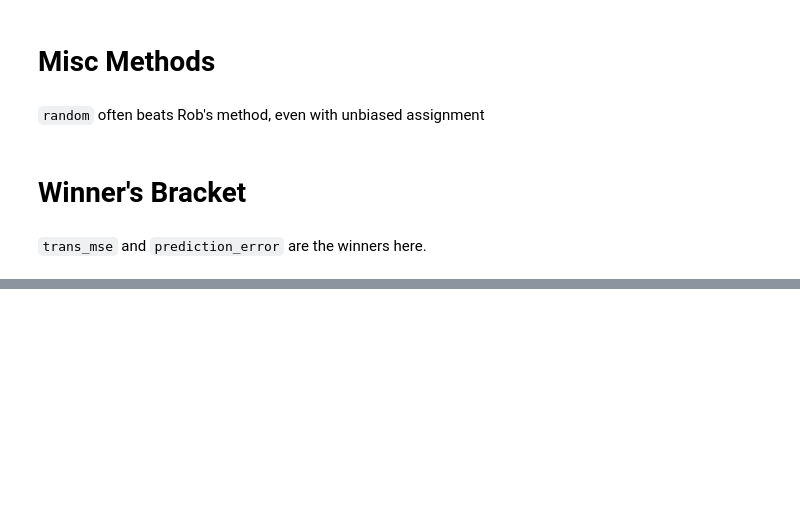
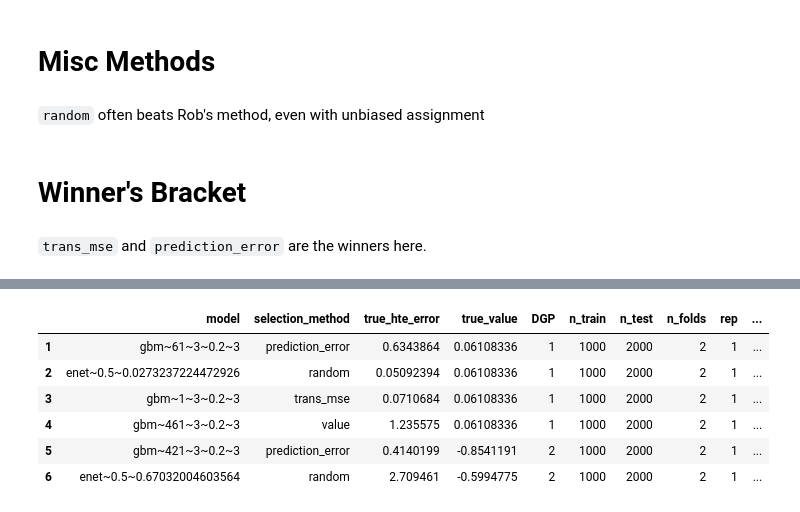
Before and after one commit to som-shahlab/ITE-model-selection, a Jupyter notebook: analyze-experiments.ipynb, the cells around one changed output, grey strips where cells are left out. Drawn from its saved outputs; the diff is of its cells as text; code cells hidden in the pictures; blank space fills up the shorter version.

```diff
--- a/analyze-experiments.ipynb
+++ b/analyze-experiments.ipynb
@@ -261,0 +249,12 @@ In log(rel_true_value): NaNs producedWarning message:
+# %%
+rel_results %>%
+    filter(selection_method %in% method_types$winner_methods) %>%
+data.frame %>% head
+# %% [output]
+|  | model | selection_method | true_hte_error | true_value | DGP | n_train | n_test | n_folds | rep | ... |
+| 1 | gbm~61~3~0.2~3 | prediction_error | 0.6343864 | 0.06108336 | 1 | 1000 | 2000 | 2 | 1 | ... |
+| 2 | enet~0.5~0.0273237224472926 | random | 0.05092394 | 0.06108336 | 1 | 1000 | 2000 | 2 | 1 | ... |
+| 3 | gbm~1~3~0.2~3 | trans_mse | 0.0710684 | 0.06108336 | 1 | 1000 | 2000 | 2 | 1 | ... |
+| 4 | gbm~461~3~0.2~3 | value | 1.235575 | 0.06108336 | 1 | 1000 | 2000 | 2 | 1 | ... |
+| 5 | gbm~421~3~0.2~3 | prediction_error | 0.4140199 | -0.8541191 | 2 | 1000 | 2000 | 2 | 1 | ... |
+| 6 | enet~0.5~0.67032004603564 | random | 2.709461 | -0.5994775 | 2 | 1000 | 2000 | 2 | 1 | ... |
```
Also changed, not shown: parts of 16 cells of this notebook, 11 other files.
